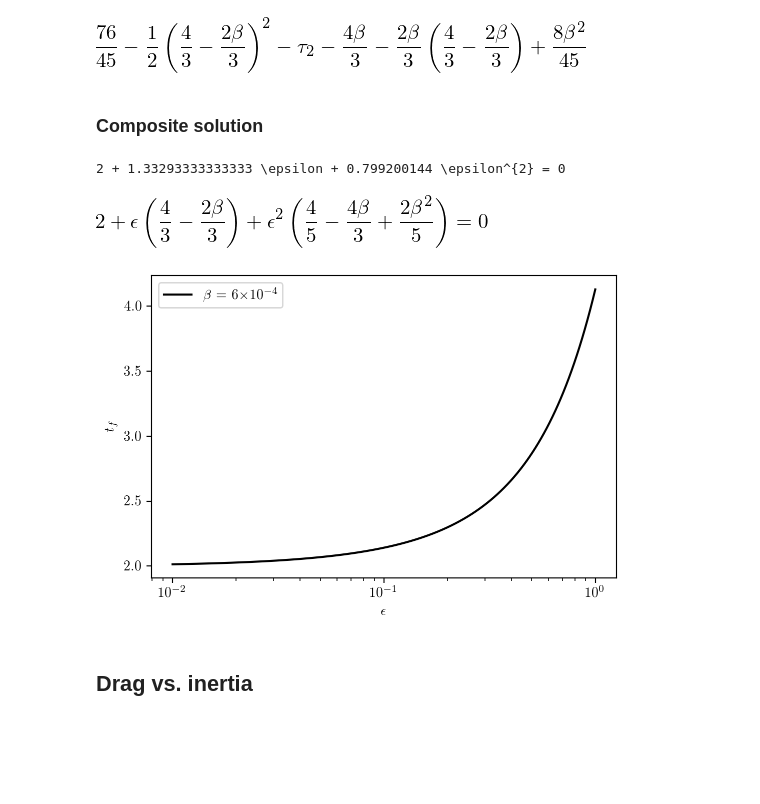
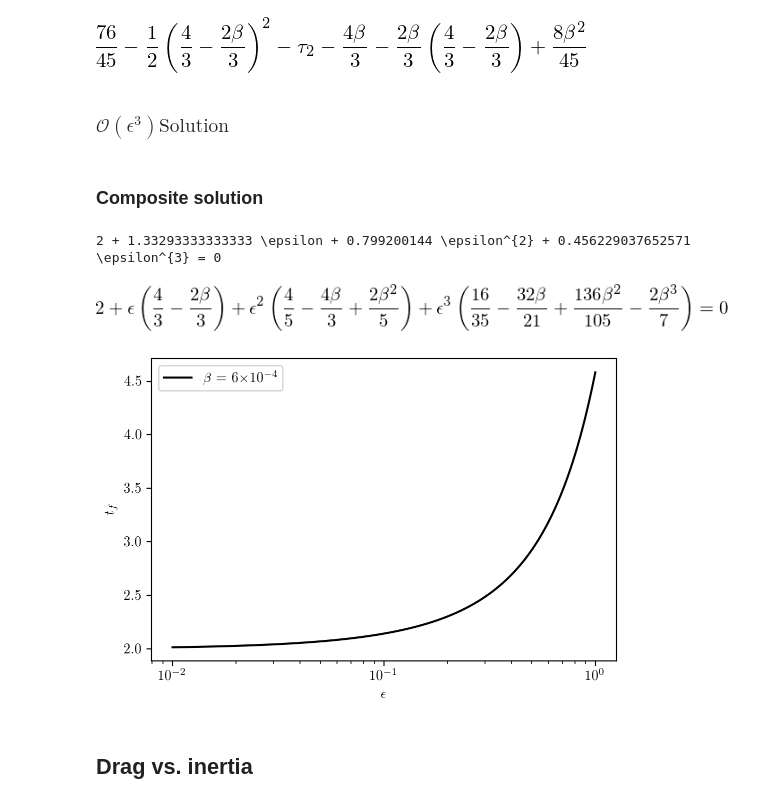
Before and after one commit to 7deeptide/Droplet_electro-bounce, a Jupyter notebook: src/asymptotic-long.ipynb, the cells around one changed output. Drawn from its saved outputs; the diff is of its cells as text; code cells hidden in the pictures; blank space fills up the shorter version.

```diff
--- a/src/asymptotic-long.ipynb
+++ b/src/asymptotic-long.ipynb
@@ -187,9 +187,10 @@ plt.show()
 y2 = sym.symbols('y2', cls=sym.Function)
 y2 = sym.Function('y2')(t)
 try:
-    y2 = sym.Eq(y2, soln0.rhs + eps*soln1.rhs + eps**2*soln2.rhs) # + eps**2*soln2.rhs)
+    y2 = sym.Eq(y2, soln0.rhs + eps*soln1.rhs + eps**2*soln2.rhs
+                + eps**3*soln3.rhs + eps**4*soln4.rhs) # + eps**2*soln2.rhs)
 except NameError:
-    y2 = sym.Eq(y2, eps*soln1.rhs + eps**2*soln2.rhs)
+    y2 = sym.Eq(y2, eps*soln1.rhs + eps**2*soln2.rhs + eps**3*soln3.rhs + eps**4*soln4.rhs)
 y2.rhs
 #y2.diff(t)
 # %% [output]
@@ -197,6 +198,6 @@ y2.rhs
 # %%
-tau0, tau1, tau2 = sym.symbols('tau0 tau1 tau2')
-tau = sym.Eq(tau0 + eps*tau1 + eps**2*tau2)
+tau0, tau1, tau2, tau3 = sym.symbols('tau0 tau1 tau2 tau3')
+tau = sym.Eq(tau0 + eps*tau1 + eps**2*tau2 + eps**3*tau3)
 y3 = y2.rhs.subs(t, tau.lhs).series(eps)
 col = sym.collect(y3, eps, evaluate=False)
 # %% [markdown]
@@ -226,17 +227,23 @@ order_eps2
 [figure]
 # %%
 soln_eps2 = sym.solve(order_eps2, tau2)
+# %% [markdown]
+### $\mathcal{O} \left( \epsilon^3 \right) \mbox{Solution}$
+# %%
+order_eps3 = col[eps**3].subs(tau0, 2).subs(tau1, soln_eps[0]).subs(tau2, soln_eps2[0])
+order_eps3
+soln_eps3 = sym.solve(order_eps3, tau3)
 # %% [markdown]
 ### Composite solution
 # %%
-tau0, tau1, tau2 = sym.symbols('tau0 tau1 tau2')
-tau = sym.Eq(tau0 + eps*tau1 + eps**2*tau2)
-tau = tau.subs(tau0, 2).subs(tau1, soln_eps[0]).subs(tau2, soln_eps2[0])
+tau0, tau1, tau2, tau3 = sym.symbols('tau0 tau1 tau2 tau3')
+tau = sym.Eq(tau0 + eps*tau1 + eps**2*tau2 + eps**3*tau3)
+tau = tau.subs(tau0, 2).subs(tau1, soln_eps[0]).subs(tau2, soln_eps2[0]).subs(tau3, soln_eps3[0])
 print(sym.latex(tau.subs(beta, 6E-4)))
 tau
 # %% [output]
-2 + 1.33293333333333 \epsilon + 0.799200144 \epsilon^{2} = 0
+2 + 1.33293333333333 \epsilon + 0.799200144 \epsilon^{2} + 0.456229037652571 \epsilon^{3} = 0
-[figure, old version]
+[figure, new version]
 # %%
 ttt = np.arange(0.01, 1.,0.001)
 betas = [bet]
@@ -253,7 +260,7 @@ plt.legend()
 savefig('drag', pics)
 plt.show();
 # %% [output]
-[figure, old version]
+[figure, new version]
 # %% [markdown]
 ## Drag vs. inertia
 # %%
```
Also changed, not shown: parts of 4 cells of this notebook, 38 other files.
